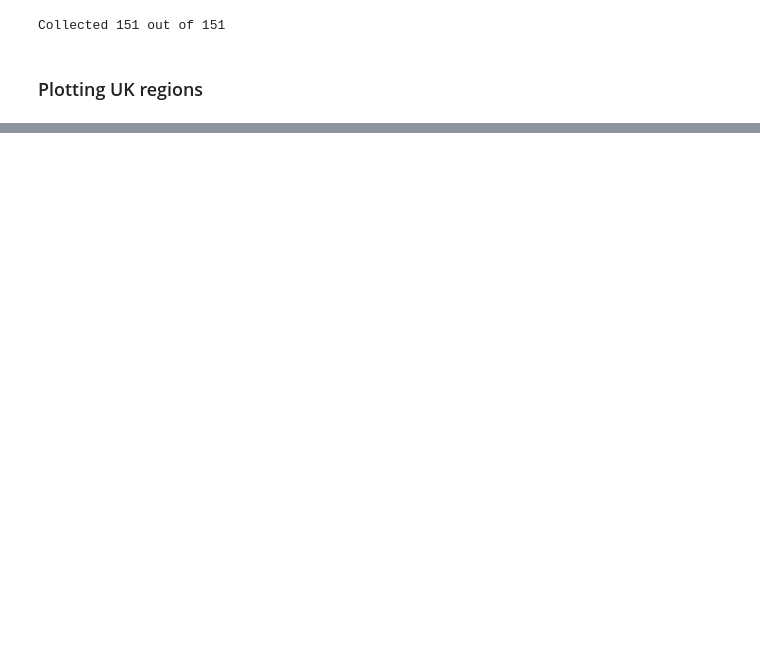
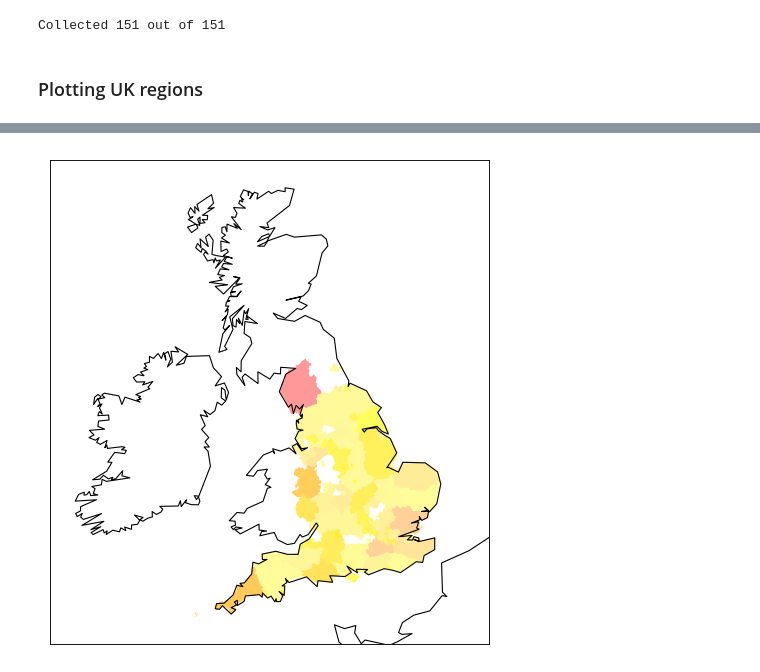
Before and after one commit to neb0123/C19_VaccineDistribution, a Jupyter notebook: Notebooks/C19_VaccineDistribution.ipynb, the cells around one changed output, grey strips where cells are left out. Saved outputs shown, nothing was run; the diff lists cells and outputs as text; code cells hidden in the pictures; blank space fills up the shorter version.

```diff
--- a/Notebooks/C19_VaccineDistribution.ipynb
+++ b/Notebooks/C19_VaccineDistribution.ipynb
@@ -96,0 +376,4 @@ plt.show()
+# %%
+plot_uk(df['Region'], region_colours=normalize(df['DeathsPerDensity']))
+# %% [output]
+[figure, added]
```
Also changed, not shown: parts of 38 cells of this notebook, 2 other files.
